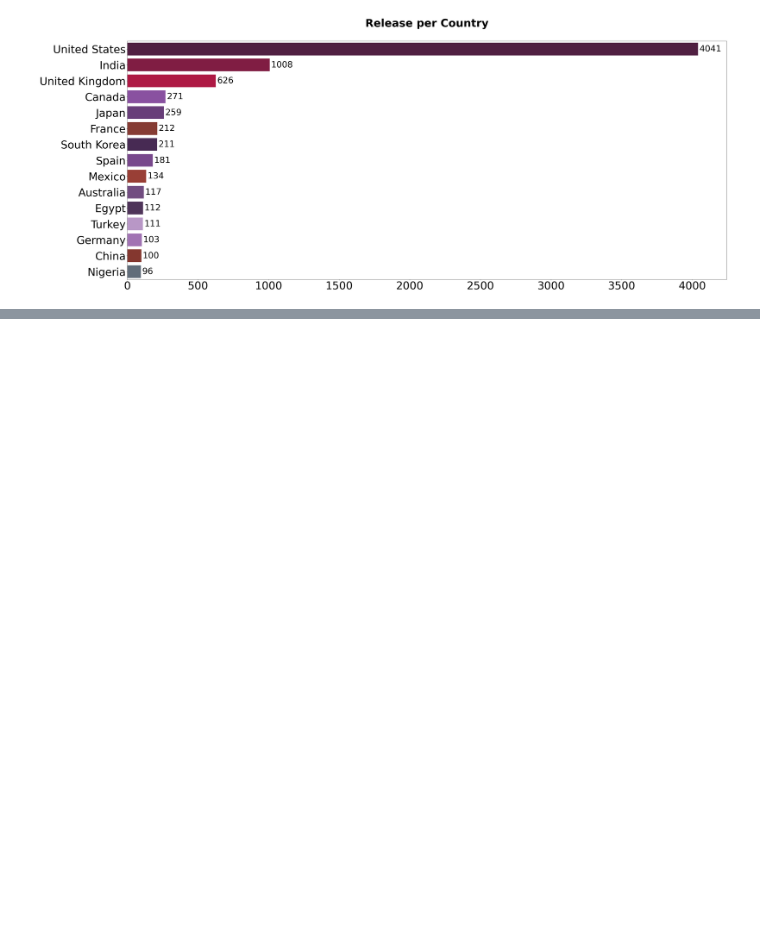
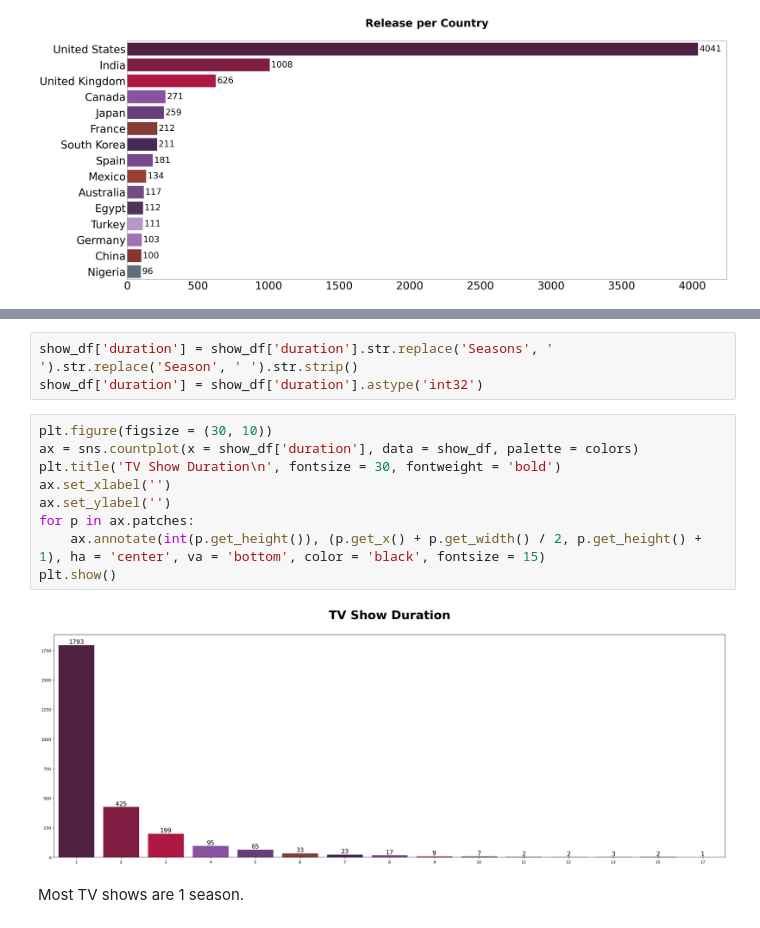
Before and after one commit to noahnoahnoahtran/project22-netflix-analysis, a Jupyter notebook: netflix_title_analysis.ipynb, the cells around one changed output, grey strips where cells are left out. Saved outputs shown, nothing was run; the diff lists cells and outputs as text; blank space fills up the shorter version.

```diff
--- a/netflix_title_analysis.ipynb
+++ b/netflix_title_analysis.ipynb
@@ -370,0 +400,16 @@ plt.show()
+# %%
+show_df['duration'] = show_df['duration'].str.replace('Seasons', ' ').str.replace('Season', ' ').str.strip()
+show_df['duration'] = show_df['duration'].astype('int32')
+# %%
+plt.figure(figsize = (30, 10))
+ax = sns.countplot(x = show_df['duration'], data = show_df, palette = colors)
+plt.title('TV Show Duration\n', fontsize = 30, fontweight = 'bold')
+ax.set_xlabel('')
+ax.set_ylabel('')
+for p in ax.patches:
+    ax.annotate(int(p.get_height()), (p.get_x() + p.get_width() / 2, p.get_height() + 1), ha = 'center', va = 'bottom', color = 'black', fontsize = 15)
+plt.show()
+# %% [output]
+[figure, added]
+# %% [markdown]
+Most TV shows are 1 season.
```
Also changed, not shown: parts of 6 cells of this notebook.
